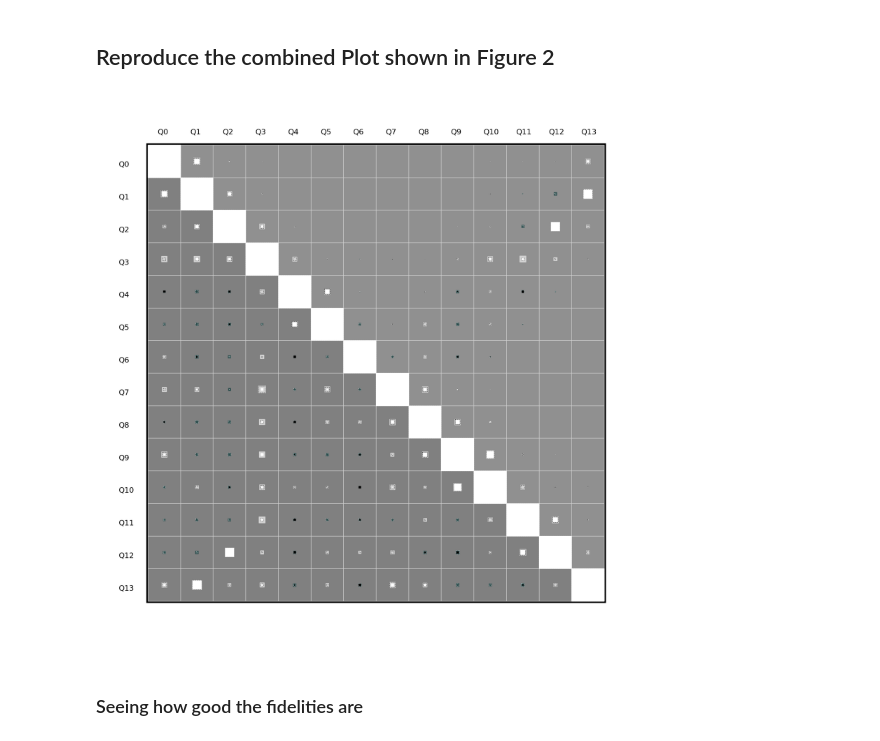
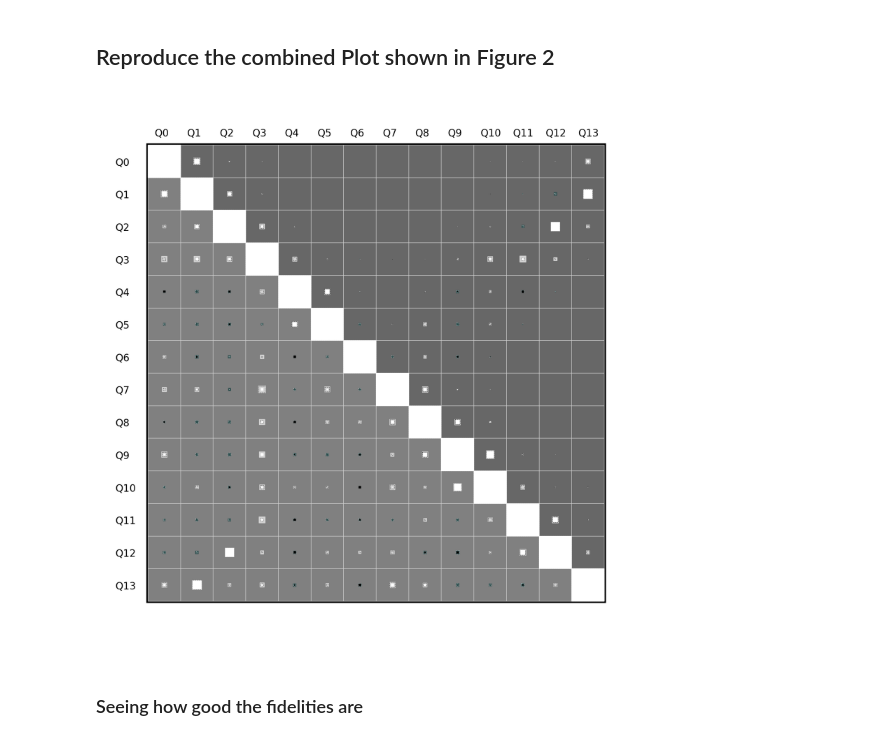
Before and after one commit to rharper2/Juqst.jl, a Jupyter notebook: docs/examples/quantumNoise/SingleQubitProtocol.ipynb, the cells around one changed output. Drawn from its saved outputs; the diff is of its cells as text; code cells hidden in the pictures.

```diff
--- a/docs/examples/quantumNoise/SingleQubitProtocol.ipynb
+++ b/docs/examples/quantumNoise/SingleQubitProtocol.ipynb
@@ -289,7 +281,7 @@ Used in Figure 2.
 Remember some of these cells might take a little time as we are repeating it 1000 times for the bootstrapping!
 # %%
 corrmatSingle = correlationMatrix(singlePps);
-corrmatsSingle = [correlationMatrix(x) for x in thousandSPps];
+corrmatsSingle = @showprogress [correlationMatrix(x) for x in thousandSPps];
 # %%
 # For each cell in the correlation matrix, choose the high and low bootstrapped values (at the approp. sigma bounds)
 highCorrSingle = [extractEnds(sort(map(x->x[b,a],corrmatsSingle)),low=159,high=841)[2] for a in 1:14, b in 1:14]
@@ -470,22 +462,22 @@ end
 # %%
 fig = figure("Slightly larger",figsize=(24,24))
 covhinton(corrmatCombined,1,gca(),
     highCorr = corrmatCH,
     lowCorr =  corrmatCL,
     addScale=false,
     addAxis=true,
-    adjust=0.8,
+    adjust= 0.7,
     voffset=0.6,
     addOneAxis=true,
     showQubits=false,
-    fontsize=18,
+    fontsize=24,
     stagger=false,
-    altColor="#909090")
+    altColor="#676767")
 
 
 #PyPlot.savefig("./SavedPDFs/combinedSingleAndGibbs.pdf", bbox_inches = "tight", pad_inches = 0)
 # %% [output]
-[figure, old version]
+[figure, new version]
 # %% [markdown]
 ### Seeing how good the fidelities are
 # %%
```
Also changed, not shown: parts of 8 cells of this notebook, 3 other files.
